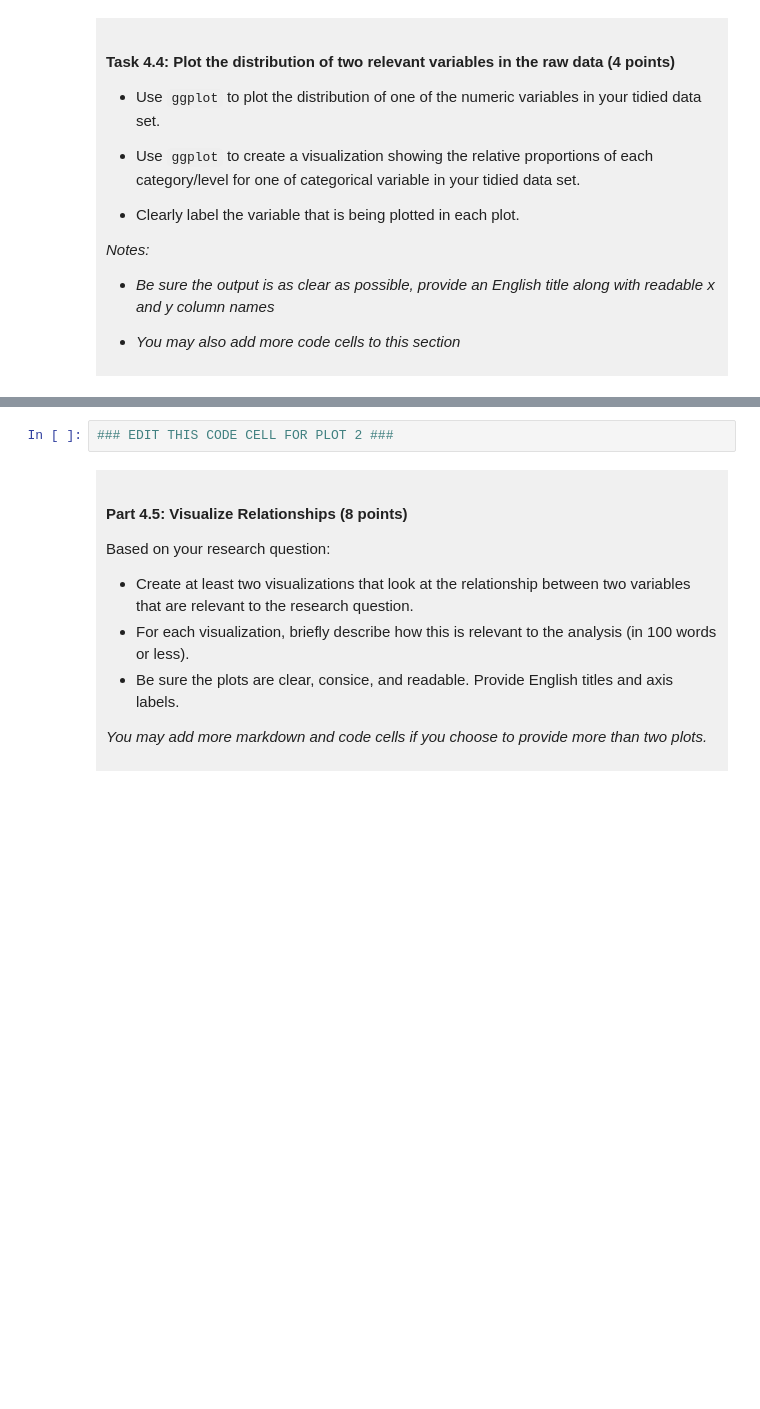
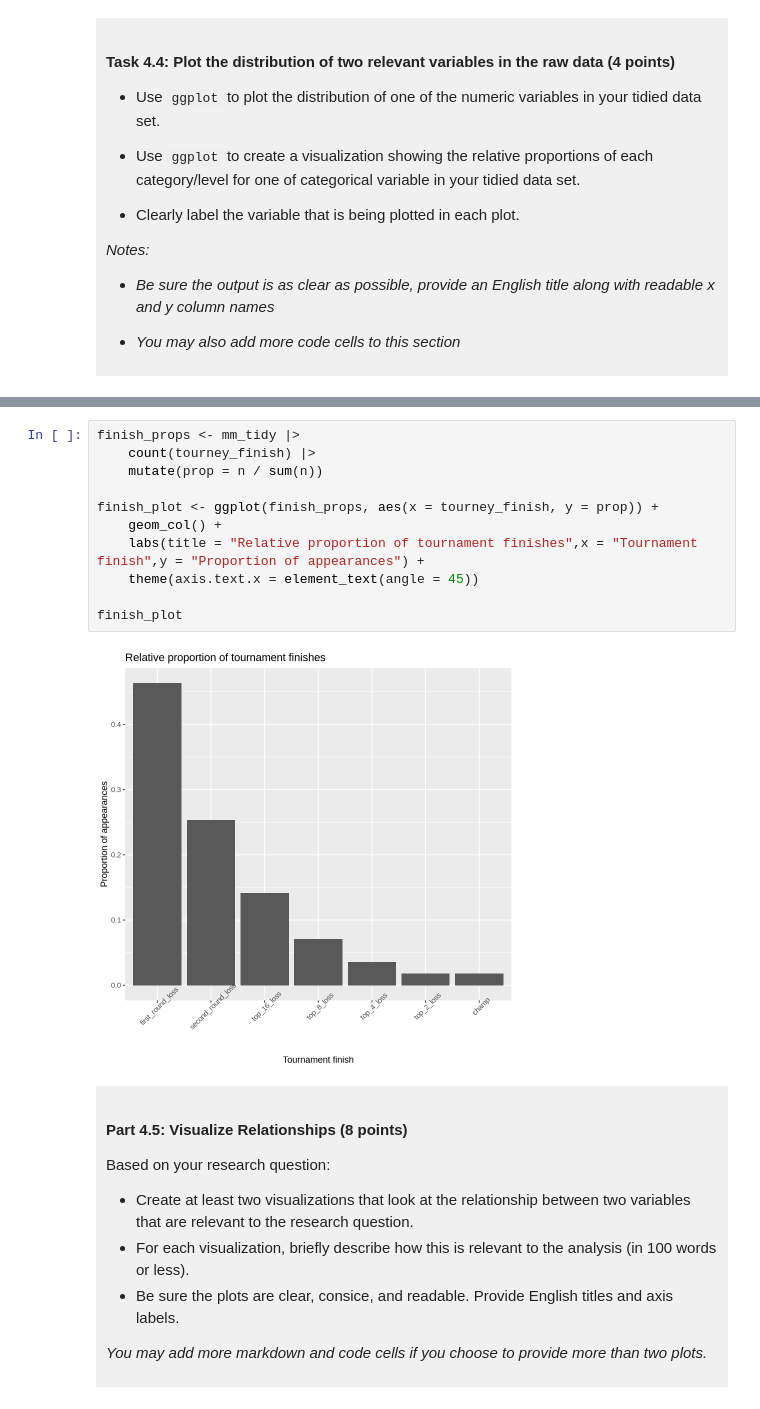
Before and after one commit to Pattyfarcau/dsci-100-project-patrick-farcau, a Jupyter notebook: dsci-100-project-notebook.ipynb, the cells around one changed output, grey strips where cells are left out. Saved outputs shown, nothing was run; the diff lists cells and outputs as text; blank space fills up the shorter version.

```diff
--- a/dsci-100-project-notebook.ipynb
+++ b/dsci-100-project-notebook.ipynb
@@ -320,5 +391,16 @@ You will refine your research question (if needed) and produce a tidy data set.
 # %%
-### EDIT THIS CODE CELL FOR PLOT 2 ###
+finish_props <- mm_tidy |>
+    count(tourney_finish) |>
+    mutate(prop = n / sum(n))
+
+finish_plot <- ggplot(finish_props, aes(x = tourney_finish, y = prop)) +
+    geom_col() +
+    labs(title = "Relative proportion of tournament finishes",x = "Tournament finish",y = "Proportion of appearances") +
+    theme(axis.text.x = element_text(angle = 45))
+
+finish_plot
+# %% [output]
+[figure, added]
 # %% [markdown]
 <div style="background-color: #f0f0f0; padding: 10px;">
 
```
Also changed, not shown: parts of 10 cells of this notebook.
